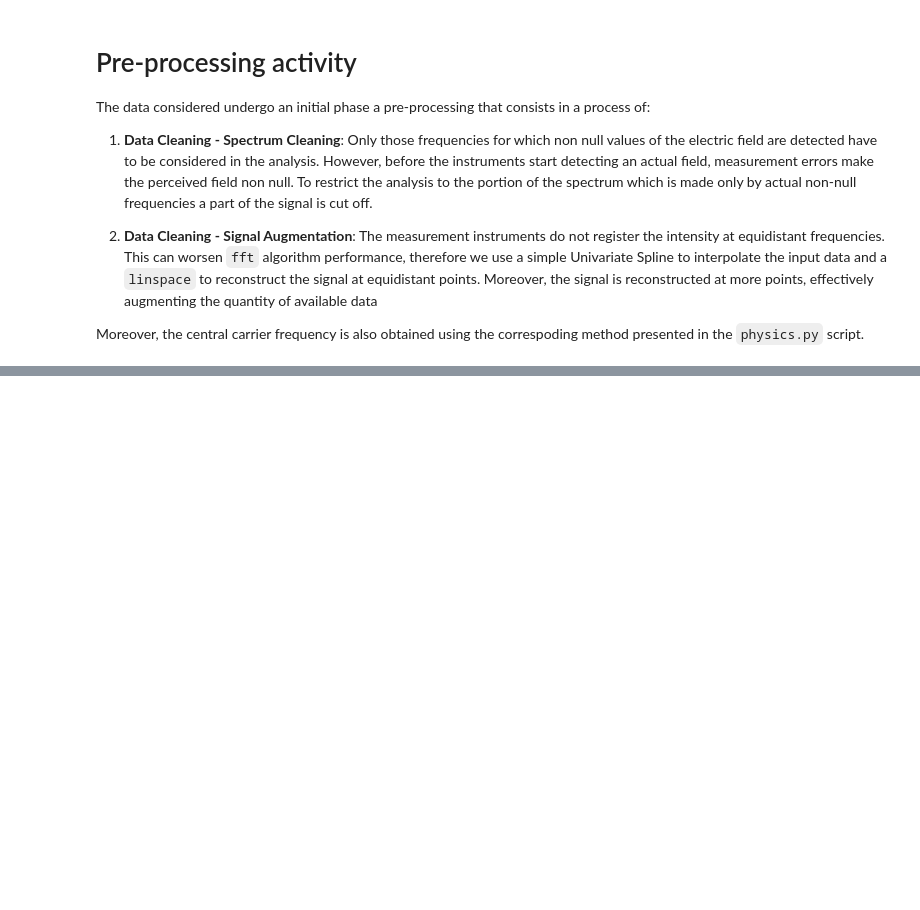
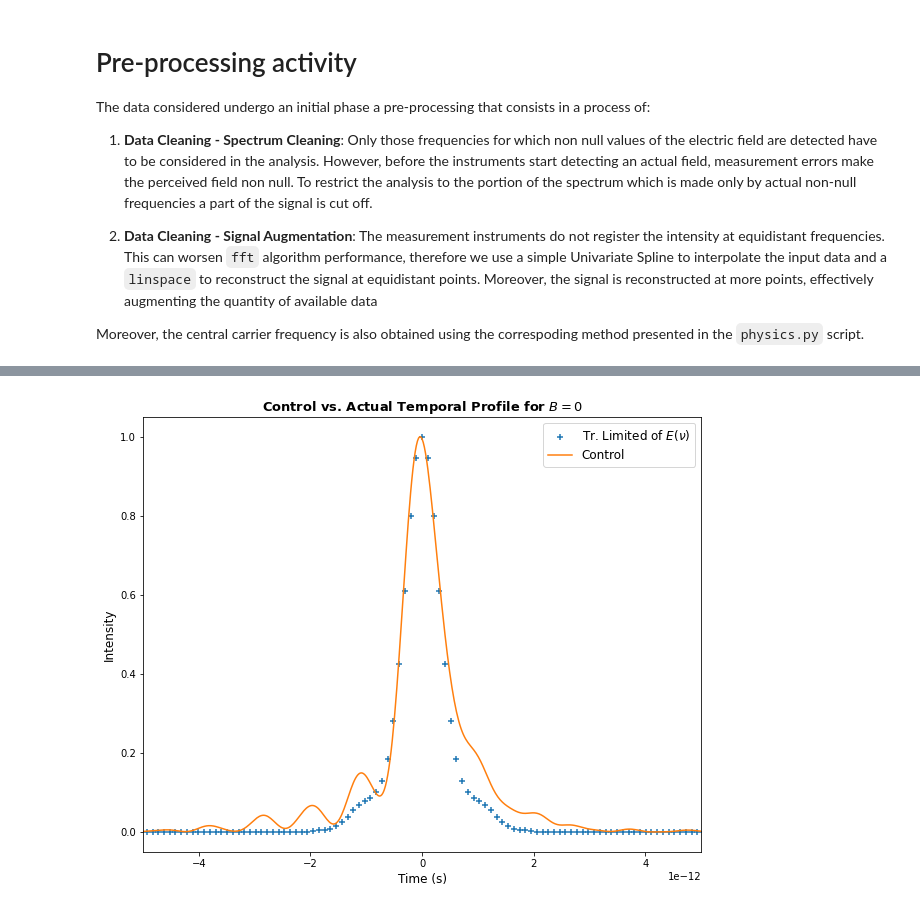
Before and after one commit to fracapuano/TempoRL, a Jupyter notebook: notebooks/SemiPhysicalModel_v1.ipynb, the cells around one changed output, grey strips where cells are left out. Saved outputs shown, nothing was run; the diff lists cells and outputs as text; code cells hidden in the pictures; blank space fills up the shorter version.

```diff
--- a/notebooks/SemiPhysicalModel_v1.ipynb
+++ b/notebooks/SemiPhysicalModel_v1.ipynb
@@ -176,10 +192,11 @@ plt.show()
 # %%
 lm = LaserModel(frequency = frequency,
                 intensity = intensity,
-                cutoff = (350, 380),
+                cutoff = (289.95, 291.91),
                 num_points_padding=int(6e4),
-                B = int(5e8),
-                compressor_params = np.array((0,0,0))) # completely fictional numbers
+                B = 0,
+                compressor_params = np.array((1.97107 * 1e-22, -3.36446 * 1e-36, 9.54893 * 1e-50))
+)
 # %%
 # evaluating inference time (time for one forward pass)
 import time
@@ -191,0 +229,24 @@ Pass time equals to 1.0975e-02 seconds
+# %%
+compressor = -1 * np.array((1.97107 * 1e-22, -3.36446 * 1e-36, 9.54893 * 1e-50))
+# since the model is controlled in d2, d3 and d4 these three values must be obtained inverting the control
+# translation
+control = lm.translate_control(compressor, verse = "to_disp")
+# temporal profile - control
+time_control, profile_control = lm.forward_pass(control)
+# temporal profile - original
+frequency, field = lm.spit_center()
+time, profile_TL = temporal_profile(frequency, field, phase = np.zeros_like(field))
+
+fig, ax = plt.subplots(figsize = (10,8))
+ax.scatter(time, profile_TL, label = r"Tr. Limited of $E(\nu)$", marker = "+", s = 40)
+ax.plot(time_control, profile_control, label = "Control", color = "tab:orange")
+
+ax.legend(fontsize = 12)
+ax.set_xlabel("Time (s)", fontsize = 12)
+ax.set_ylabel("Intensity", fontsize = 12)
+ax.set_title(r"Control vs. Actual Temporal Profile for $B = 0$", fontsize = 13, fontweight = "bold")
+
+ax.set_xlim(left = -0.5e-11, right = 0.5e-11)
+plt.show()
+# %% [output]
+[figure, added]
```
Also changed, not shown: parts of 10 cells of this notebook, 6 other files.
